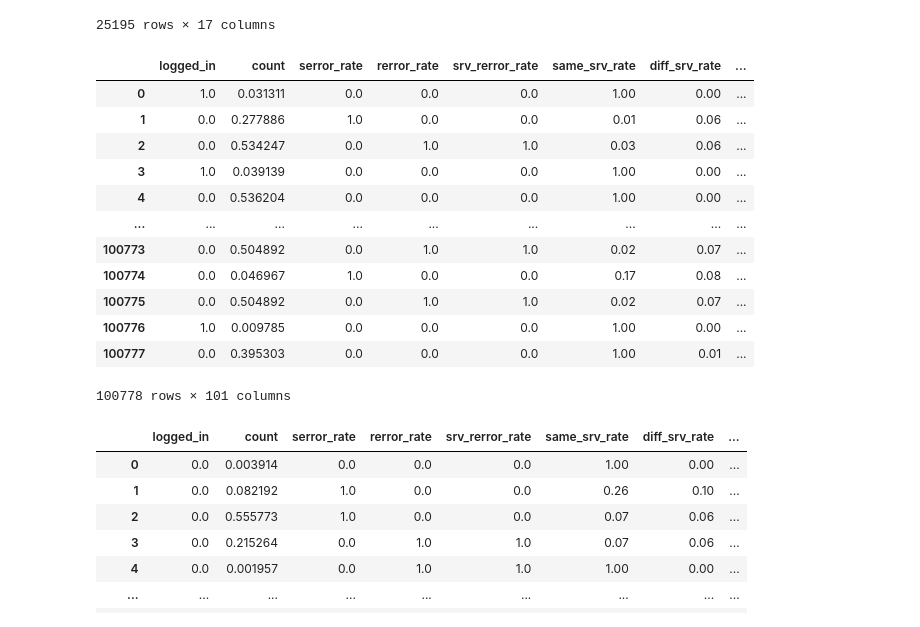
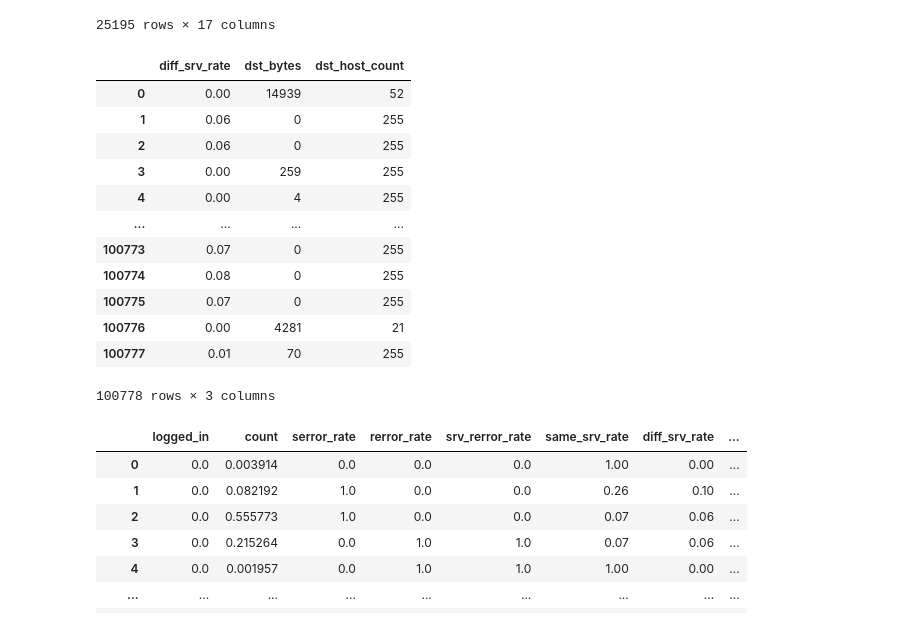
Before and after one commit to MarcoLorenzoCampo/IDS_Thesis, a Jupyter notebook: IDS_Process-Train-Test.ipynb, the cells around one changed output. Cells and saved outputs as stored; diff of their text form; code cells hidden in the pictures.

```diff
--- a/IDS_Process-Train-Test.ipynb
+++ b/IDS_Process-Train-Test.ipynb
@@ -204,6 +205,8 @@ df_test = copy.deepcopy(df_test_original)
 # %%
 # split in test and validation set for BOTH layers
 df_train_original, df_val_original = train_test_split(df_train_and_validate, test_size=0.2, random_state=42)
+df_train_original = df_train_original.sort_index(axis=1)
+df_val_original = df_val_original.sort_index(axis=1)
 
 # dataframes specifically for layer 1
 df_train = copy.deepcopy(df_train_original)
@@ -334,26 +337,26 @@ X_validate
 25195 rows × 17 columns
 # %%
 # perform One-hot encoding for the train set
-label_enc = ohe.fit_transform(df_train.iloc[:,1:4])
+label_enc = ohe.fit_transform(df_train[categorical_features])
 label_enc.toarray()
 new_labels = ohe.get_feature_names_out(categorical_features)
 df_enc = pd.DataFrame(data=label_enc.toarray(), columns=new_labels)
 X_train = pd.concat([X_train, df_enc], axis=1)
 
-X_train
+df_train.iloc[:,1:4]
 # %% [output]
-|  | logged_in | count | serror_rate | rerror_rate | srv_rerror_rate | same_srv_rate | diff_srv_rate | ... |
-| 0 | 1.0 | 0.031311 | 0.0 | 0.0 | 0.0 | 1.00 | 0.00 | ... |
-| 1 | 0.0 | 0.277886 | 1.0 | 0.0 | 0.0 | 0.01 | 0.06 | ... |
-| 2 | 0.0 | 0.534247 | 0.0 | 1.0 | 1.0 | 0.03 | 0.06 | ... |
-| 3 | 1.0 | 0.039139 | 0.0 | 0.0 | 0.0 | 1.00 | 0.00 | ... |
-| 4 | 0.0 | 0.536204 | 0.0 | 0.0 | 0.0 | 1.00 | 0.00 | ... |
-| ... | ... | ... | ... | ... | ... | ... | ... | ... |
-| 100773 | 0.0 | 0.504892 | 0.0 | 1.0 | 1.0 | 0.02 | 0.07 | ... |
-| 100774 | 0.0 | 0.046967 | 1.0 | 0.0 | 0.0 | 0.17 | 0.08 | ... |
-| 100775 | 0.0 | 0.504892 | 0.0 | 1.0 | 1.0 | 0.02 | 0.07 | ... |
-| 100776 | 1.0 | 0.009785 | 0.0 | 0.0 | 0.0 | 1.00 | 0.00 | ... |
-| 100777 | 0.0 | 0.395303 | 0.0 | 0.0 | 0.0 | 1.00 | 0.01 | ... |
+|  | diff_srv_rate | dst_bytes | dst_host_count |
+| 0 | 0.00 | 14939 | 52 |
+| 1 | 0.06 | 0 | 255 |
+| 2 | 0.06 | 0 | 255 |
+| 3 | 0.00 | 259 | 255 |
+| 4 | 0.00 | 4 | 255 |
+| ... | ... | ... | ... |
+| 100773 | 0.07 | 0 | 255 |
+| 100774 | 0.08 | 0 | 255 |
+| 100775 | 0.07 | 0 | 255 |
+| 100776 | 0.00 | 4281 | 21 |
+| 100777 | 0.01 | 70 | 255 |
-100778 rows × 101 columns
+100778 rows × 3 columns
 # %%
 # perform One-hot encoding for the validation set
```
Also changed, not shown: parts of 15 cells of this notebook, 12 other files.
